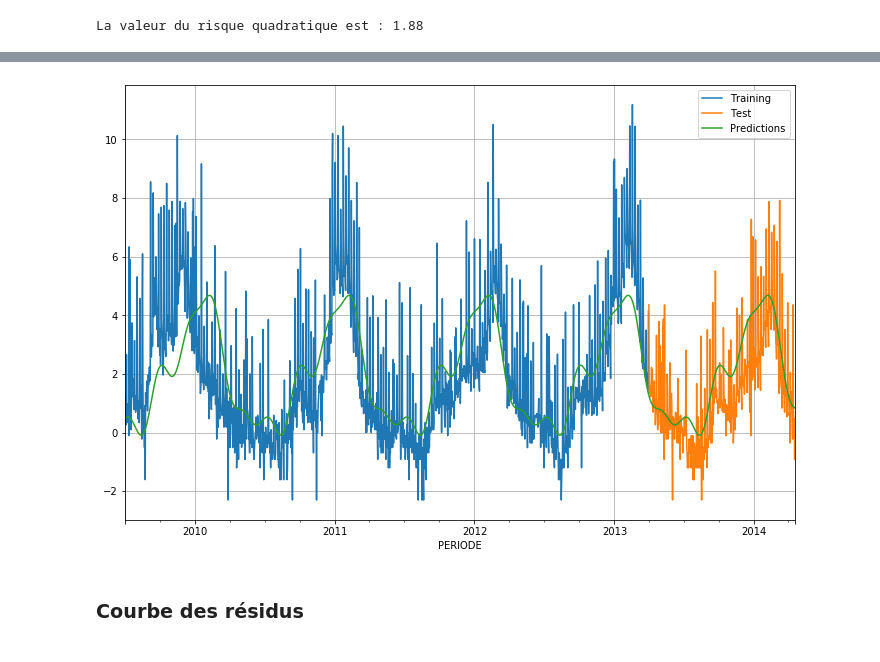
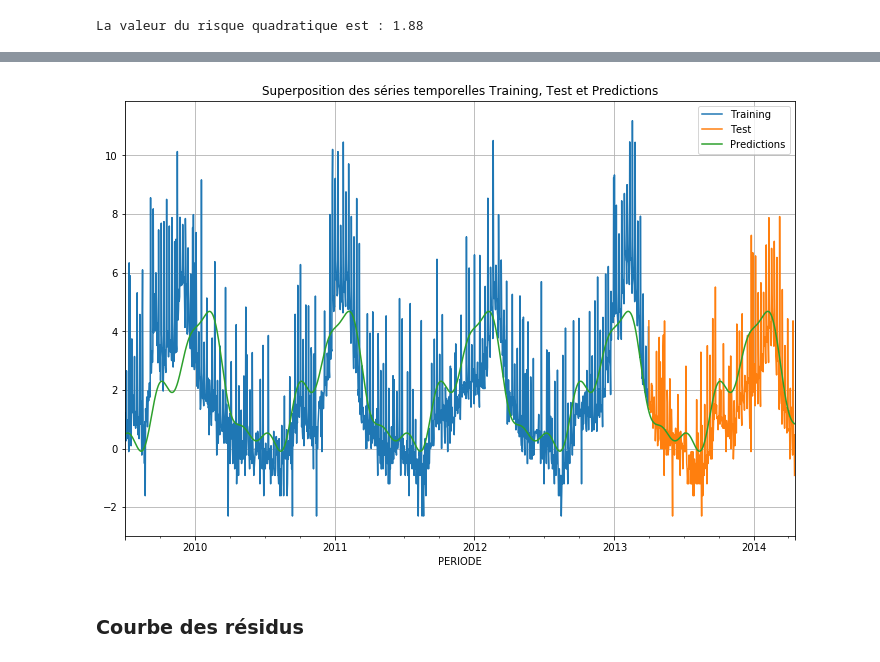
Before and after one commit to pfangue/INFMDI721, a Jupyter notebook: MDI343/Tp_times_series/TP10_series_temporelles.ipynb, the cells around one changed output, grey strips where cells are left out. Cells and saved outputs as stored; diff of their text form; code cells hidden in the pictures.

Commit message:
Mise à jour TP séries tempo

```diff
--- a/MDI343/Tp_times_series/TP10_series_temporelles.ipynb
+++ b/MDI343/Tp_times_series/TP10_series_temporelles.ipynb
@@ -273,13 +268,14 @@ data_tot.head()
 # %%
 plt.figure(figsize = (12,8))
 data_tot['IAS_brut']['2009-07-01':'2013-03-31'].plot(label="Training")
 data_tot['IAS_brut']['2013-04-01':'2014-04-17'].plot(label="Test")
 data_tot['IAS_brut_pred'].plot(label="Predictions")
 plt.legend()
+plt.title("Superposition des séries temporelles Training, Test et Predictions")
 plt.grid()
 plt.show()
 # %% [output]
-[figure, old version]
+[figure, new version]
 # %% [markdown]
 ### Courbe des résidus
 # %%
```
Also changed, not shown: parts of 23 cells of this notebook.
